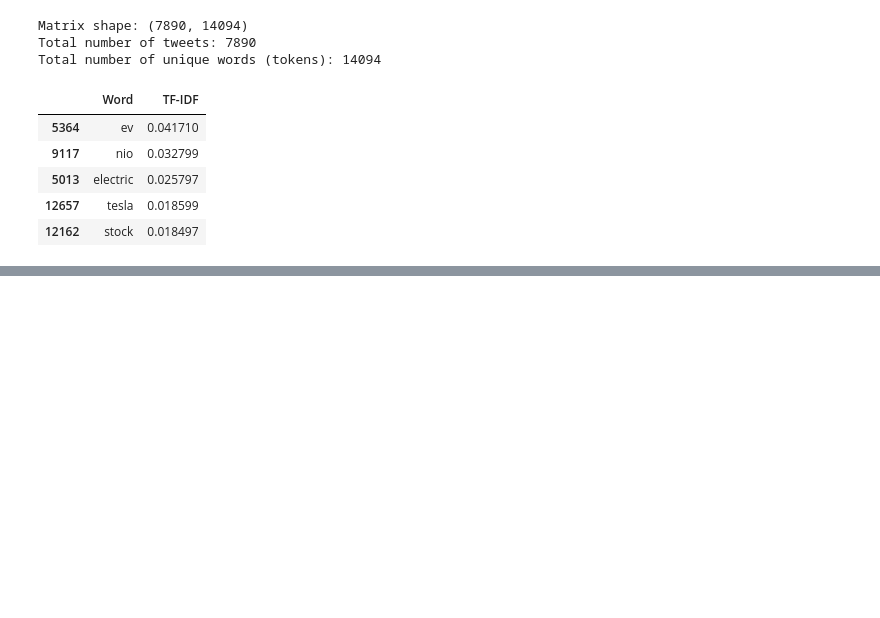
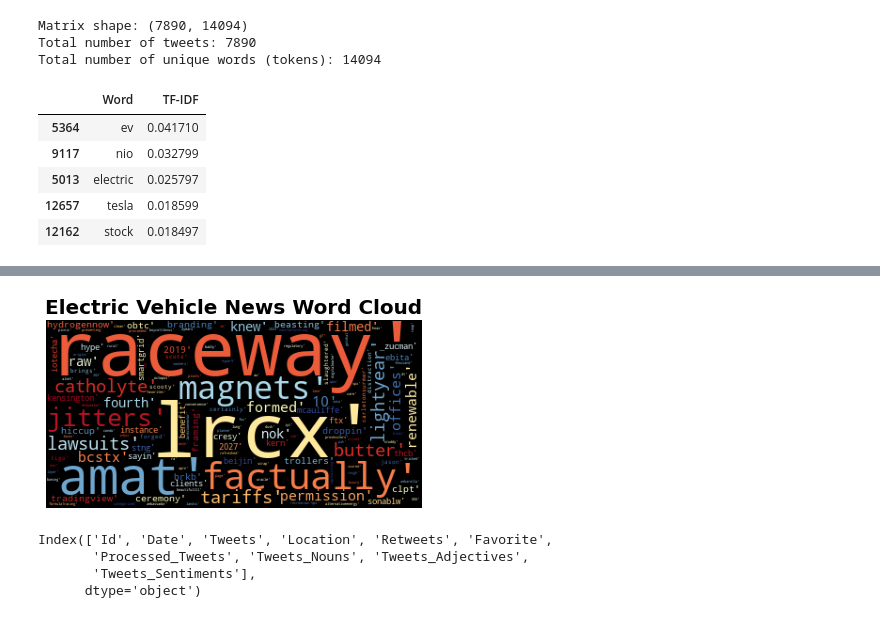
Before and after one commit to Danebob86/EV_Sentiment_Trading, a Jupyter notebook: Twitter_Sentiment_Analysis.ipynb, the cells around one changed output, grey strips where cells are left out. Drawn from its saved outputs; the diff is of its cells as text; code cells hidden in the pictures; blank space fills up the shorter version.

```diff
--- a/Twitter_Sentiment_Analysis.ipynb
+++ b/Twitter_Sentiment_Analysis.ipynb
@@ -736,0 +509,20 @@ newsapi = NewsApiClient(api_key=api_key)
+# %%
+# Create a string list of terms to generate the word cloud
+terms_list = str(top_words["Word"].tolist())
+
+# Create the word cloud
+wordcloud = WordCloud(colormap="RdYlBu").generate(terms_list)
+plt.imshow(wordcloud)
+plt.axis("off")
+fontdict = {"fontsize": 20, "fontweight": "bold"}
+plt.title("Electric Vehicle News Word Cloud", fontdict=fontdict)
+plt.show()
+# %% [output]
+[figure, added]
+# %%
+tweets_df.columns
+# %% [output]
+Index(['Id', 'Date', 'Tweets', 'Location', 'Retweets', 'Favorite',
+       'Processed_Tweets', 'Tweets_Nouns', 'Tweets_Adjectives',
+       'Tweets_Sentiments'],
+      dtype='object')
```
Also changed, not shown: parts of 46 cells of this notebook.
